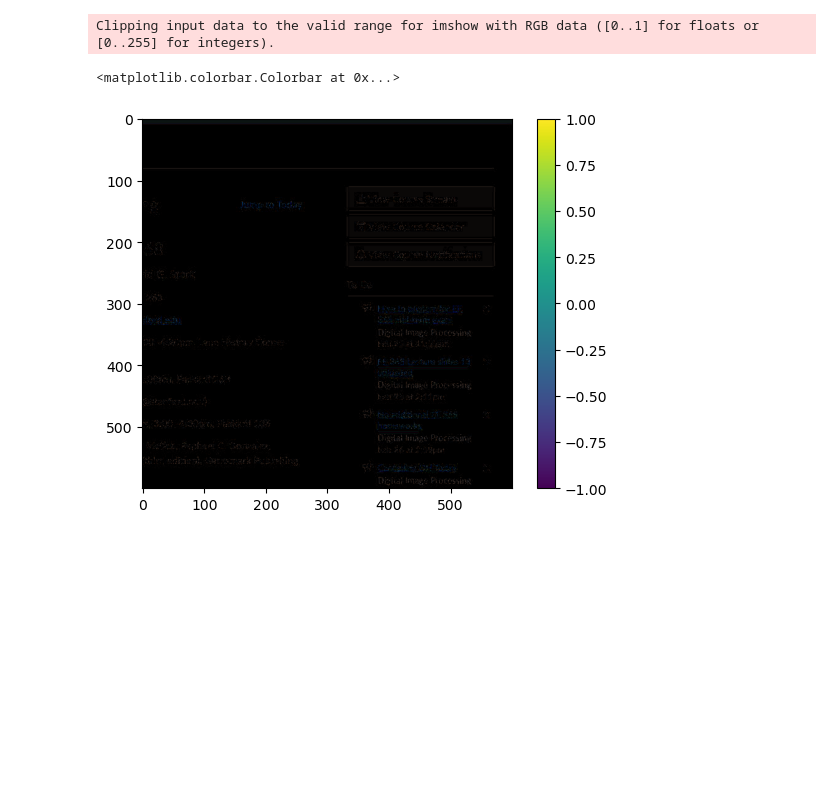
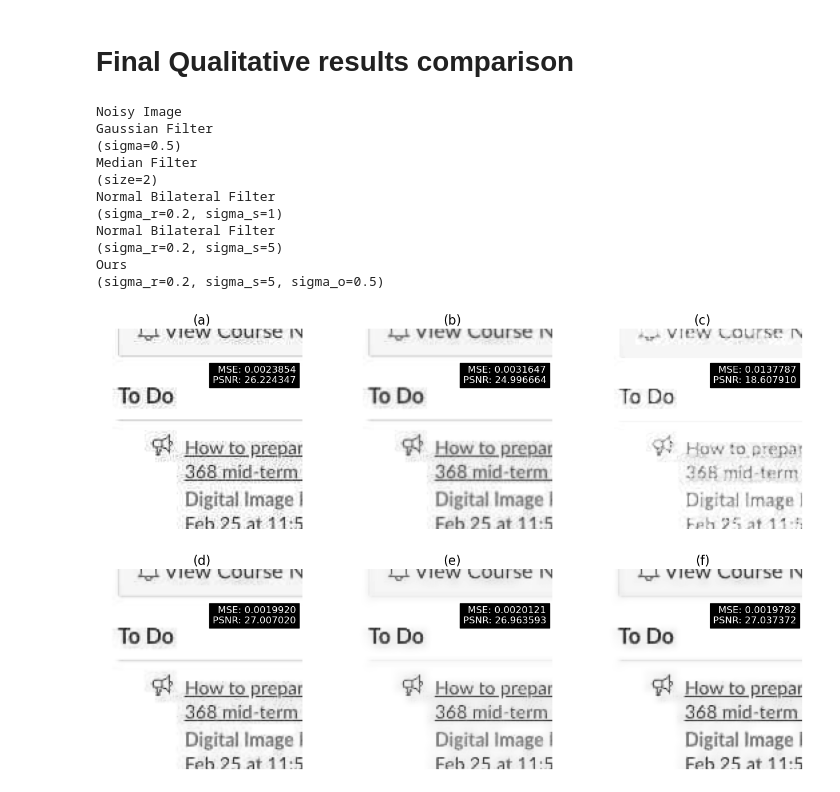
Before and after one commit to ujinsong23/screenshot-denoiser, a Jupyter notebook: notebook.ipynb, the cells around one changed output. Cells and saved outputs as stored; diff of their text form; code cells hidden in the pictures; blank space fills up the shorter version.

Commit message:
update README, plots for report

```diff
--- a/notebook.ipynb
+++ b/notebook.ipynb
@@ -300,17 +124,9 @@ interactive(children=(BoundedIntText(value=410, description='i:', max=599, style
 # %%
-
-
-
 magnitudes = compute_gradients(noised_gray)
-
-show_index = slice(400, 450), slice(400, 450)
-
-sigma_r = 0.3
+sigma_r = 0.2
 sigma_s = 5
 sigma_o = 0.5
 
-# guided_image = gaussian_filter(noised_gray, 0.7)
-# guided_image = bilateral_filter(I=noised_gray, r=4, sigma_s=0.3, sigma_r=0.1)
 print(f'sigma_r={sigma_r}, sigma_s={sigma_s}, sigma_o={sigma_o}')
 guided_image = bilateral_filter(noised_gray,
                                 gradient_magnitudes=magnitudes,
@@ -461,8 +179,0 @@ histogram, sum(histogram.values())
-# %%
-fig, axes = plt.subplots(1, 3, figsize=(15, 5))
-for i, (img, title) in enumerate(zip([original, noised, denoised], ["Original", "Noised", "Denoised"])):
-    axes[i].imshow(normalize(img[:,:, :]))
-    axes[i].set_title(title)
-    axes[i].axis("off")
-plt.show()
-print(np.mean(noised - denoised))
@@ -491,7 +180,2 @@ array([[[0.48853753, 0.00337549, 0.        ],
-# %%
-plt.imshow(normalize(noised)-normalize(denoised), vmin=-1, vmax=1)
-plt.colorbar()
-# %% [output]
-Clipping input data to the valid range for imshow with RGB data ([0..1] for floats or [0..255] for integers).
-<matplotlib.colorbar.Colorbar at 0x...>
-[figure, removed]
+# %% [markdown]
+# Final Qualitative results comparison
@@ -497,0 +205,42 @@ Clipping input data to the valid range for imshow with RGB data ([0..1] for floa
+# %%
+patch_size = 150
+x_start, y_start = 220, 320
+show_index = slice(x_start, x_start + patch_size), slice(y_start, y_start + patch_size)
+titles = ['Noisy Image',
+          f'Gaussian Filter\n(sigma={gaussian_filter_size})',
+          f'Median Filter\n(size={median_filter_size})',
+          f'Normal Bilateral Filter\n(sigma_r={bilateral_sigma_r1}, sigma_s={bilateral_sigma_s1})',
+          f'Normal Bilateral Filter\n(sigma_r={bilateral_sigma_r2}, sigma_s={bilateral_sigma_s2})',
+          f'Ours\n(sigma_r={sigma_r}, sigma_s={sigma_s}, sigma_o={sigma_o})'
+          ]
+
+symbols=["(a)", "(b)", "(c)", "(d)", "(e)", "(f)"]
+images = [noised_gray, denoised_gaussian, denoised_median,
+          denoised_bilateral1, denoised_bilateral2, denoised_ours]
+
+fig, axes = plt.subplots(2, 3, figsize=(16, 10))
+for i in range(len(images)):
+    image = images[i]
+    ax = axes[i // 3, i % 3]
+    mse_patch = mse(original_gray[show_index], image[show_index])
+    psnr_patch = psnr(original_gray[show_index], image[show_index])
+    ax.imshow(image[show_index], cmap='gray', vmin=0, vmax=1)
+    ax.set_title(symbols[i], fontsize=16)
+    ax.axis('off')
+    ax.text(145, 40, f'MSE: {mse_patch:.7f}\nPSNR: {psnr_patch:.6f}', fontsize=12, horizontalalignment='right', backgroundcolor='black', color='white')
+    print(titles[i])
+
+plt.show()
+# %% [output]
+Noisy Image
+Gaussian Filter
+(sigma=0.5)
+Median Filter
+(size=2)
+Normal Bilateral Filter
+(sigma_r=0.2, sigma_s=1)
+Normal Bilateral Filter
+(sigma_r=0.2, sigma_s=5)
+Ours
+(sigma_r=0.2, sigma_s=5, sigma_o=0.5)
+[figure, added]
```
Also changed, not shown: parts of 27 cells of this notebook, 1 other file.
